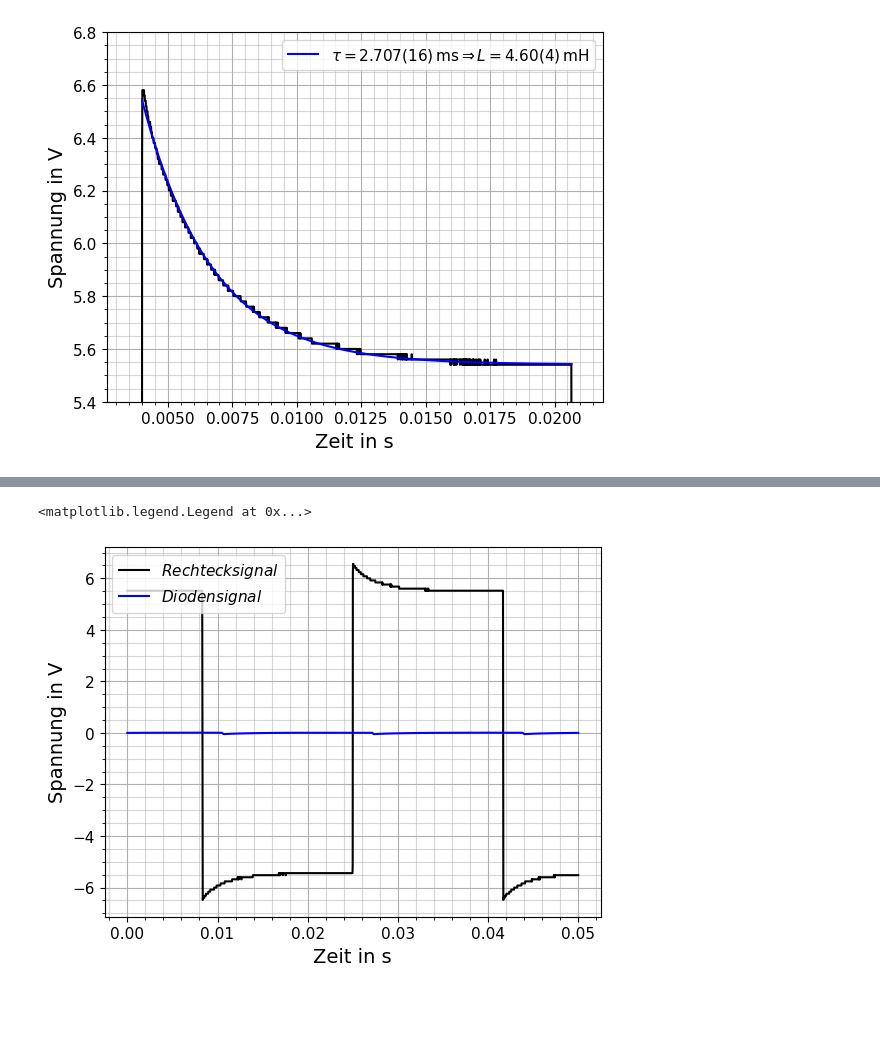
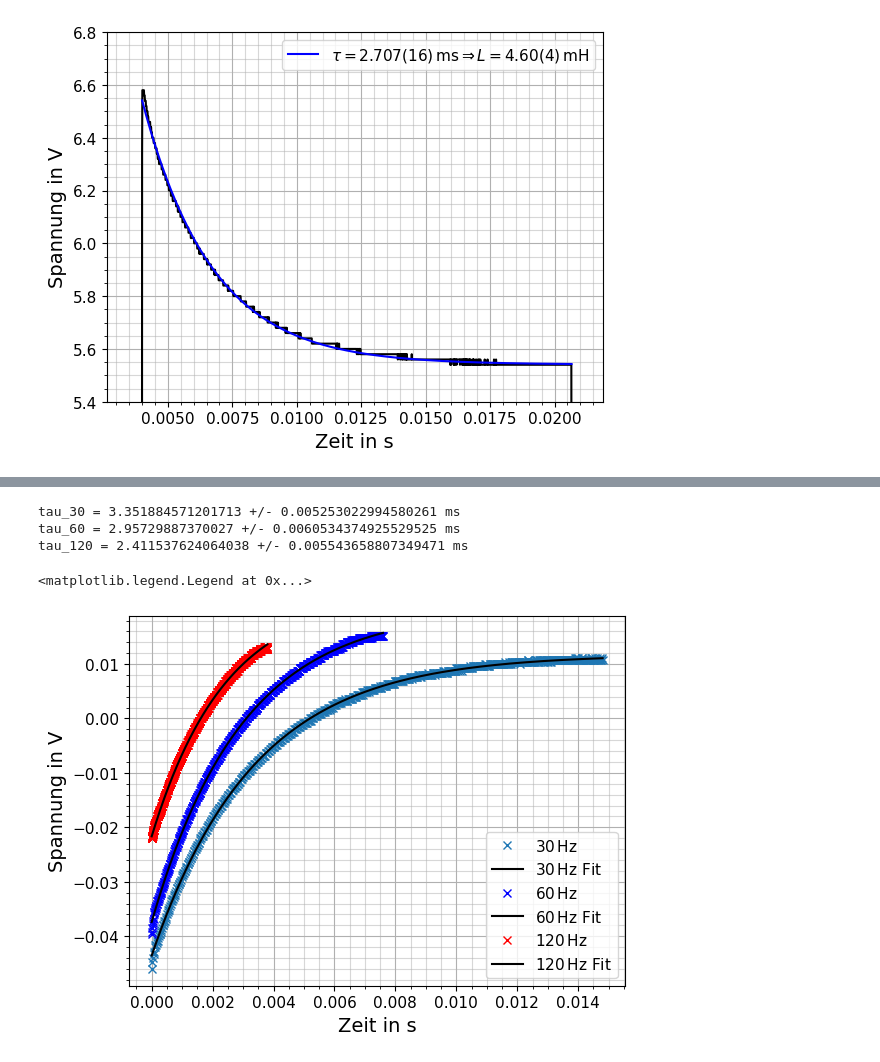
Before and after one commit to NicolasRohrbeck/fprak, a Jupyter notebook: scripts/optpumpen.ipynb, the cells around one changed output, grey strips where cells are left out. Saved outputs shown, nothing was run; the diff lists cells and outputs as text; code cells hidden in the pictures; blank space fills up the shorter version.

```diff
--- a/scripts/optpumpen.ipynb
+++ b/scripts/optpumpen.ipynb
@@ -97,36 +104,67 @@ ax.legend(fontsize=11)
 # %%
 #Bestimmung der Orientierungszeit
 
 def g(t, U0, Uind, tau):
-    return U0 + Uind*np.exp(-t/tau)
+    return -(U0 + Uind*np.exp(-t/tau))
 
-z30Hz, r30Hz, d30Hz= np.loadtxt(r'../Messdaten/20260511_Optisches_Pumpen/3_Übersicht_Stromverst_Diode_30Hz_12Vpp.dat', skiprows=0, unpack=True, delimiter='\t')
+z30, r30, d30= np.loadtxt(r'../Messdaten/20260511_Optisches_Pumpen/3_Übersicht_Stromverst_Diode_30Hz_12Vpp.dat', skiprows=0, unpack=True, delimiter='\t')
+z60, r60, d60= np.loadtxt(r'../Messdaten/20260511_Optisches_Pumpen/4_60Hz_12Vpp.dat', skiprows=0, unpack=True, delimiter='\t')
+z120, r120, d120= np.loadtxt(r'../Messdaten/20260511_Optisches_Pumpen/4_reingezoomt_120Hz_12Vpp.dat', skiprows=0, unpack=True, delimiter='\t')
 
-#mask = np.where(spannung>2.48)
+#Bereiche in denen genau ein Abklingen des Diodensignals abgebildet ist
+a30, b30 = 1369, 2110
+a60, b60 = 710, 1470
+a120, b120 = 300, 2200
 
-#p0 = (5, 4, 0.003)
+#zuschneiden auf die Bereiche und alle Zeitachsen bei Null anfangen lassen
+z30fit, d30fit = z30[a30:b30] - z30[a30], d30[a30:b30]
+z60fit, d60fit = z60[a60:b60] - z60[a60], d60[a60:b60]
+z120fit, d120fit = z120[a120:b120] - z120[a120], d120[a120:b120]
 
-#popt, pcov = curve_fit(f, zeit[mask], spannung[mask], p0)
-#stderr = np.sqrt(np.diag(pcov))
-#tau, tau_err = popt[2], stderr[2]
 
-#print(f"tau = {tau*10**3} +/- {tau_err*10**3} ms")
+p0 = (5, 4, 0.003)
 
-fig, ax = plt.subplots()
-ax.plot(z30Hz, r30Hz, "-k", label=r"$Rechtecksignal$")
-ax.plot(z30Hz, d30Hz, "-b", label=r"$Diodensignal$")
+popt30, pcov30 = curve_fit(g, z30fit, d30fit, p0)
+tau30, tau30_err = popt30[2], np.sqrt(np.diag(pcov30))[2]
+popt60, pcov60 = curve_fit(g, z60fit, d60fit, p0)
+tau60, tau60_err = popt60[2], np.sqrt(np.diag(pcov60))[2]
+popt120, pcov120 = curve_fit(g, z120fit, d120fit, p0)
+tau120, tau120_err = popt120[2], np.sqrt(np.diag(pcov120))[2]
 
-ax.set_xlabel("Zeit in s", fontsize=14)
-ax.set_ylabel("Spannung in V", fontsize=14)
-ax.tick_params(labelsize=11)
+print(f"tau_30 = {tau30*10**3} +/- {tau30_err*10**3} ms")
+print(f"tau_60 = {tau60*10**3} +/- {tau60_err*10**3} ms")
+print(f"tau_120 = {tau120*10**3} +/- {tau120_err*10**3} ms")
 
-ax.minorticks_on()
-ax.grid(which='major')
-ax.grid(which='minor', alpha=0.5)
-ax.legend(fontsize=11)
+
+fig, ax1 = plt.subplots()
+#ax2 = ax1.twinx()
+ax1.plot(z30fit, d30fit, "x", label=r"$30\,$Hz")
+ax1.plot(z30fit, g(z30fit, popt30[0], popt30[1], popt30[2] ), "-k", label=r"$30\,$Hz Fit")
+ax1.plot(z60fit, d60fit, "xb", label=r"$60\,$Hz")
+ax1.plot(z60fit, g(z60fit, popt60[0], popt60[1], popt60[2] ), "-k", label=r"$60\,$Hz Fit")
+ax1.plot(z120fit, d120fit, "xr", label=r"$120\,$Hz")
+ax1.plot(z120fit, g(z120fit, popt120[0], popt120[1], popt120[2] ), "-k", label=r"$120\,$Hz Fit")
+
+ax1.set_xlabel("Zeit in s", fontsize=14)
+ax1.set_ylabel("Spannung in V", fontsize=14)
+ax1.tick_params(labelsize=11)
+#ax2.set_ylabel("Spannung in V", fontsize=14)
+#ax2.tick_params(labelsize=11)
+
+ax1.minorticks_on()
+ax1.grid(which='major')
+ax1.grid(which='minor', alpha=0.5)
+ax1.legend(fontsize=11)
+#ax2.minorticks_on()
+#ax2.grid(which='major')
+#ax2.grid(which='minor', alpha=0.5)
+#ax2.legend(fontsize=11)
 # %% [output]
-<matplotlib.legend.Legend at 0x...>
+tau_30 = 3.351884571201713 +/- 0.005253022994580261 ms
+tau_60 = 2.95729887370027 +/- 0.0060534374925529525 ms
+tau_120 = 2.411537624064038 +/- 0.005543658807349471 ms
+<matplotlib.legend.Legend at 0x...>
-[figure, old version]
+[figure, new version]
 # %%
 #Visualisierung der Erdmagnetfeldbestimmung
 # %%
```
Also changed, not shown: parts of 2 cells of this notebook.
